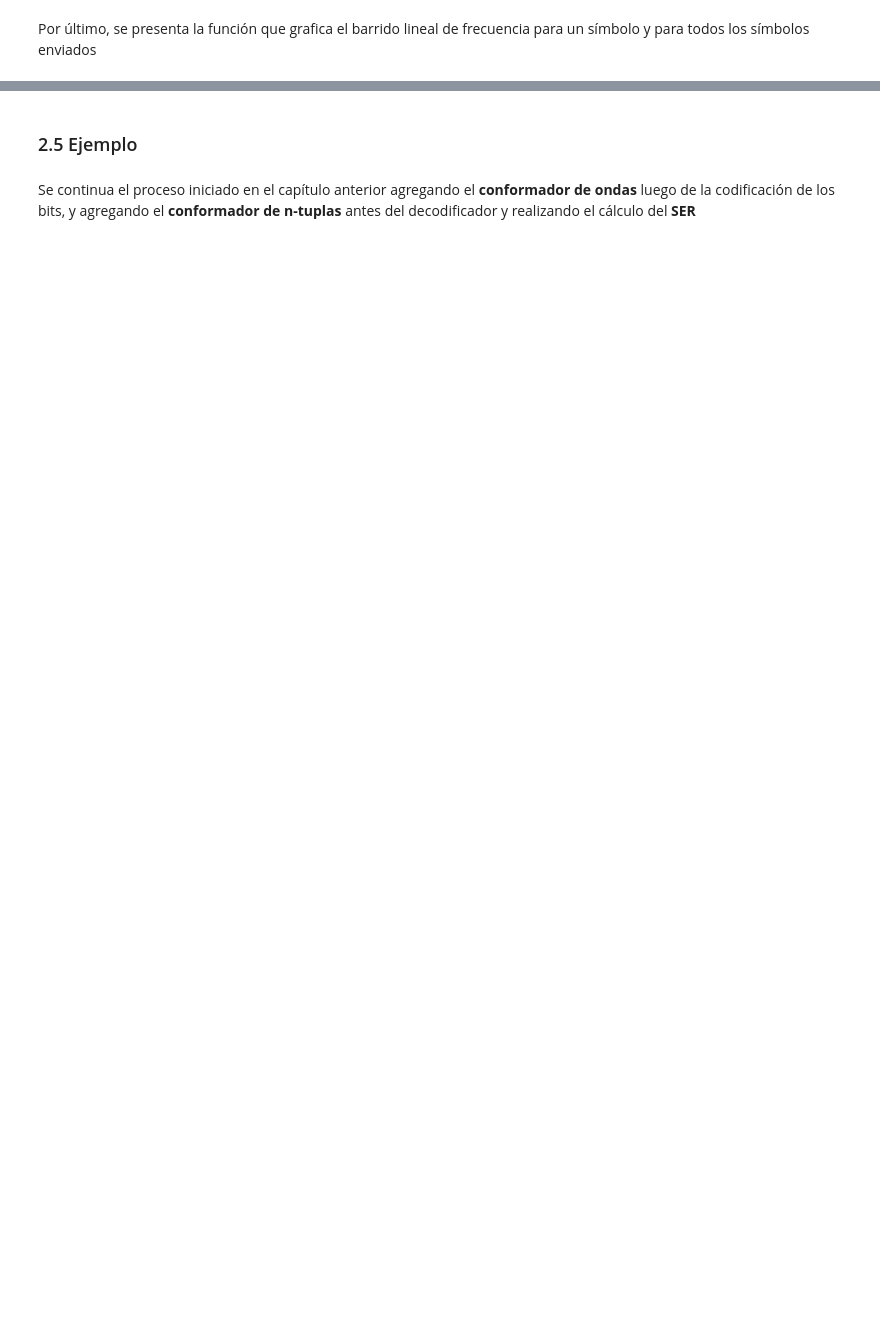
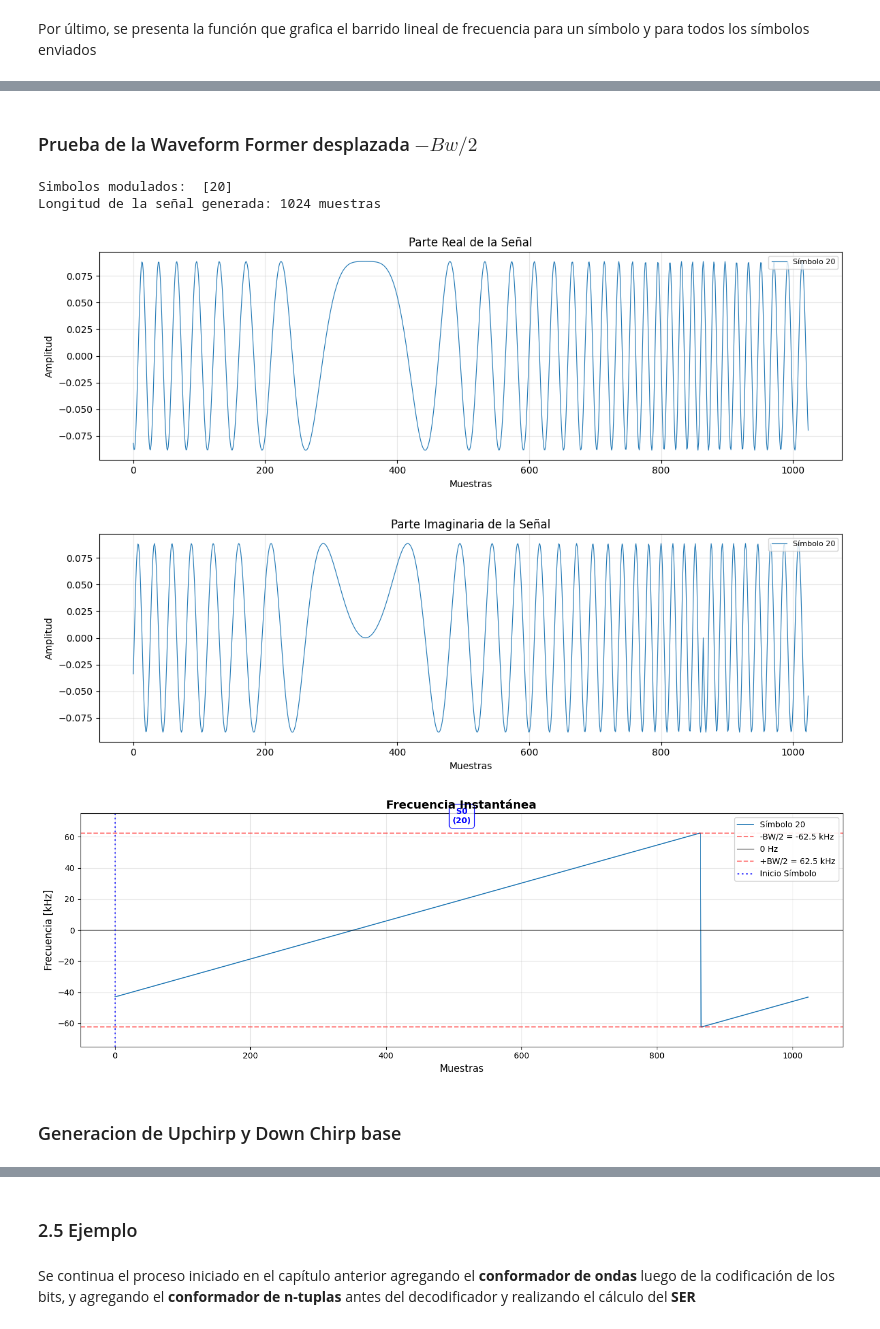
Before and after one commit to nicopinera/com-dig, a Jupyter notebook: Entregas/04Entrega.ipynb, the cells around one changed output, grey strips where cells are left out. Cells and saved outputs as stored; diff of their text form; code cells hidden in the pictures; blank space fills up the shorter version.

```diff
--- a/Entregas/04Entrega.ipynb
+++ b/Entregas/04Entrega.ipynb
@@ -615,0 +769,18 @@ def plot_lora_frequency_chirps(simbolos, SF=8, B=125e3):
+# %% [markdown]
+### Prueba de la Waveform Former desplazada $-Bw/2$
+# %%
+simbolos_test = [20]
+waveform, freq_inst= waveform_former_desplazada(simbolos_test, SF, B, osf=8)
+print("Simbolos modulados: ", simbolos_test)
+print(f"Longitud de la señal generada: {len(waveform)} muestras")
+graficar_parte_real(waveform, titulo="Parte Real de la Señal", SF=SF, osf=8, simbolos=simbolos_test)
+graficar_parte_imaginaria(waveform, titulo="Parte Imaginaria de la Señal", SF=SF, osf=8, simbolos=simbolos_test)
+graficar_frecuencia_instantanea_desplazada(freq_inst, B, SF, osf = 8, simbolos = simbolos_test)
+# %% [output]
+Simbolos modulados:  [20]
+Longitud de la señal generada: 1024 muestras
+[figure, added]
+[figure, added]
+[figure, added]
+# %% [markdown]
+### Generacion de Upchirp y Down Chirp base
```
Also changed, not shown: parts of 40 cells of this notebook.
